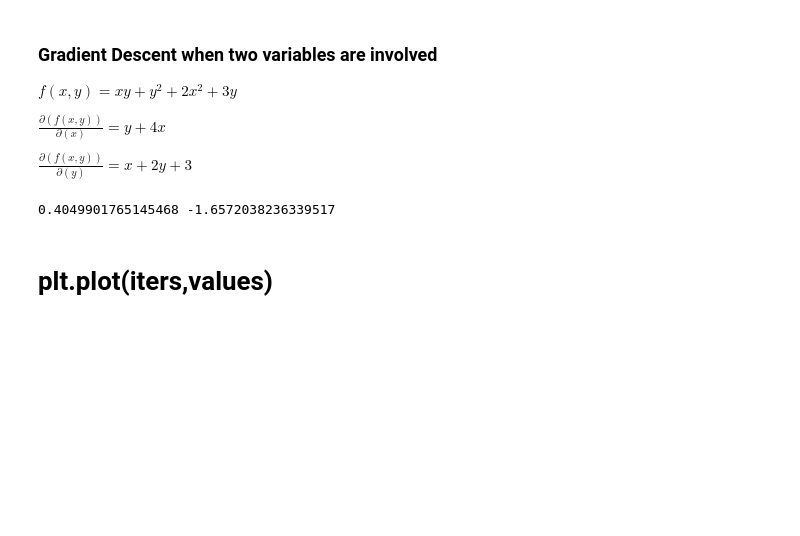
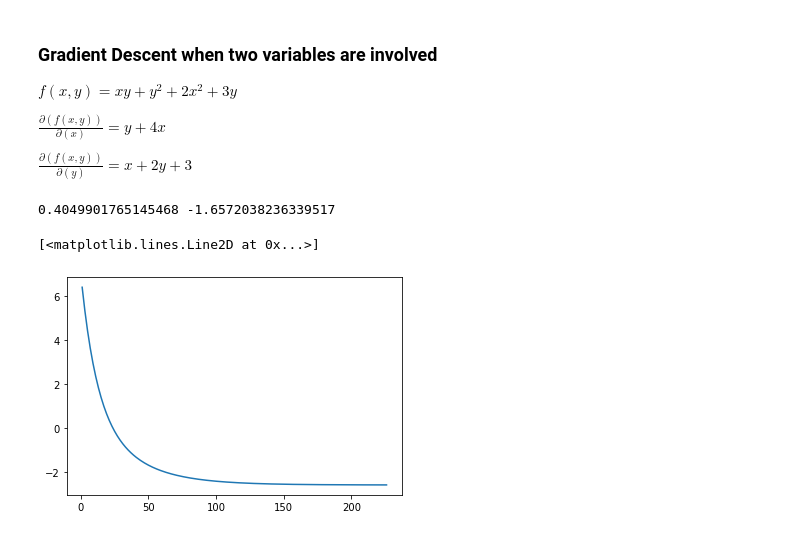
Before and after one commit to Gunnvant/idma_ft, a Jupyter notebook: DL/class_codes/05_01_22.ipynb, the cells around one changed output. Saved outputs shown, nothing was run; the diff lists cells and outputs as text; code cells hidden in the pictures; blank space fills up the shorter version.

```diff
--- a/DL/class_codes/05_01_22.ipynb
+++ b/DL/class_codes/05_01_22.ipynb
@@ -139,5 +139,8 @@ while not converged:
 print(x_old,y_old)
 # %% [output]
 0.4049901765145468 -1.6572038236339517
-# %% [markdown]
-# plt.plot(iters,values)
+# %%
+plt.plot(iters,values)
+# %% [output]
+[<matplotlib.lines.Line2D at 0x...>]
+[figure, added]
```
Also changed, not shown: parts of 16 cells of this notebook.
